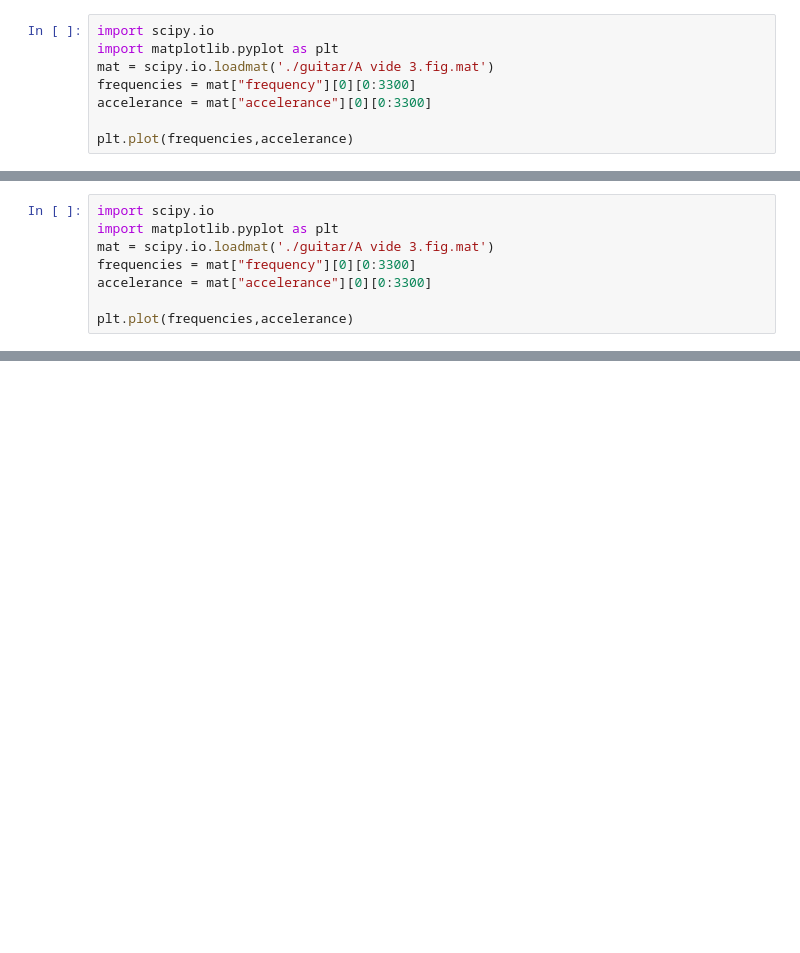
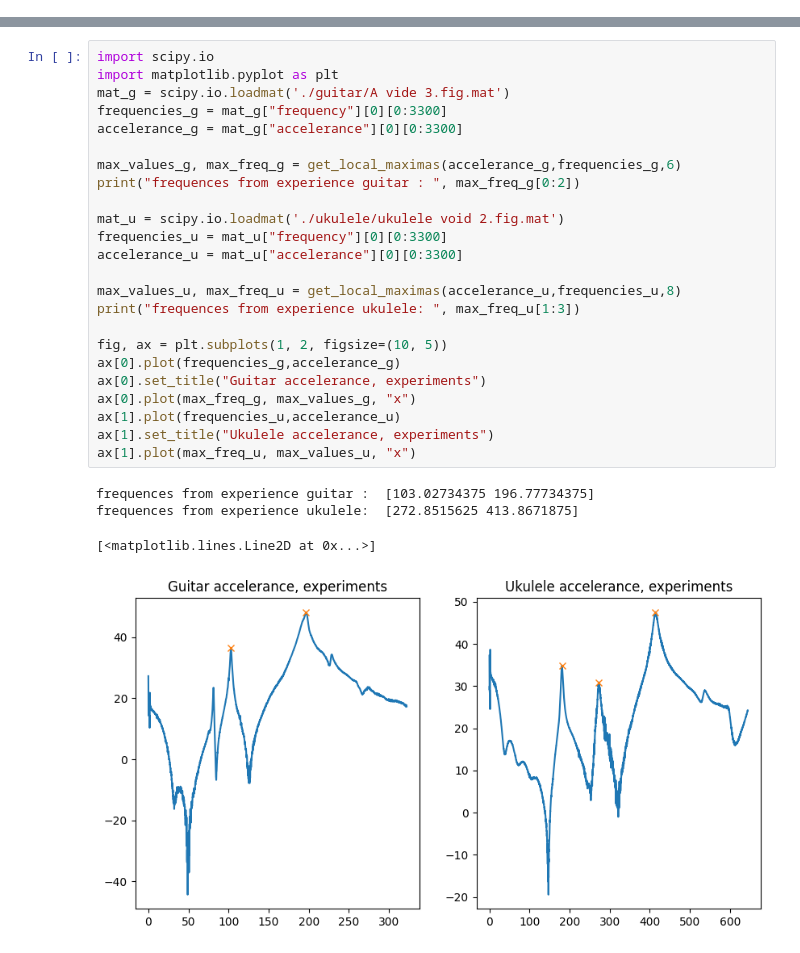
Before and after one commit to kjle/Acoustique-Musicale-TP, a Jupyter notebook: corde/rendu.ipynb, the cells around one changed output, grey strips where cells are left out. Drawn from its saved outputs; the diff is of its cells as text; blank space fills up the shorter version.

```diff
--- a/corde/rendu.ipynb
+++ b/corde/rendu.ipynb
@@ -146,8 +0,0 @@ ukulele first frequencies :  568.5030945963558  and  635.5601468338263
-# %%
-import scipy.io
-import matplotlib.pyplot as plt
-mat = scipy.io.loadmat('./guitar/A vide 3.fig.mat')
-frequencies = mat["frequency"][0][0:3300]
-accelerance = mat["accelerance"][0][0:3300]
-
-plt.plot(frequencies,accelerance)
@@ -240,8 +0,0 @@ Qu'obtient-on expérimentalement ?
-# %%
-import scipy.io
-import matplotlib.pyplot as plt
-mat = scipy.io.loadmat('./guitar/A vide 3.fig.mat')
-frequencies = mat["frequency"][0][0:3300]
-accelerance = mat["accelerance"][0][0:3300]
-
-plt.plot(frequencies,accelerance)
@@ -256,0 +176,29 @@ plt.plot(frequencies,accelerance)
+# %%
+import scipy.io
+import matplotlib.pyplot as plt
+mat_g = scipy.io.loadmat('./guitar/A vide 3.fig.mat')
+frequencies_g = mat_g["frequency"][0][0:3300]
+accelerance_g = mat_g["accelerance"][0][0:3300]
+
+max_values_g, max_freq_g = get_local_maximas(accelerance_g,frequencies_g,6)
+print("frequences from experience guitar : ", max_freq_g[0:2])
+
+mat_u = scipy.io.loadmat('./ukulele/ukulele void 2.fig.mat')
+frequencies_u = mat_u["frequency"][0][0:3300]
+accelerance_u = mat_u["accelerance"][0][0:3300]
+
+max_values_u, max_freq_u = get_local_maximas(accelerance_u,frequencies_u,8)
+print("frequences from experience ukulele: ", max_freq_u[1:3])
+
+fig, ax = plt.subplots(1, 2, figsize=(10, 5))
+ax[0].plot(frequencies_g,accelerance_g)
+ax[0].set_title("Guitar accelerance, experiments")
+ax[0].plot(max_freq_g, max_values_g, "x")
+ax[1].plot(frequencies_u,accelerance_u)
+ax[1].set_title("Ukulele accelerance, experiments")
+ax[1].plot(max_freq_u, max_values_u, "x")
+# %% [output]
+frequences from experience guitar :  [103.02734375 196.77734375]
+frequences from experience ukulele:  [272.8515625 413.8671875]
+[<matplotlib.lines.Line2D at 0x...>]
+[figure, added]
```
Also changed, not shown: parts of 37 cells of this notebook, 2 other files.
